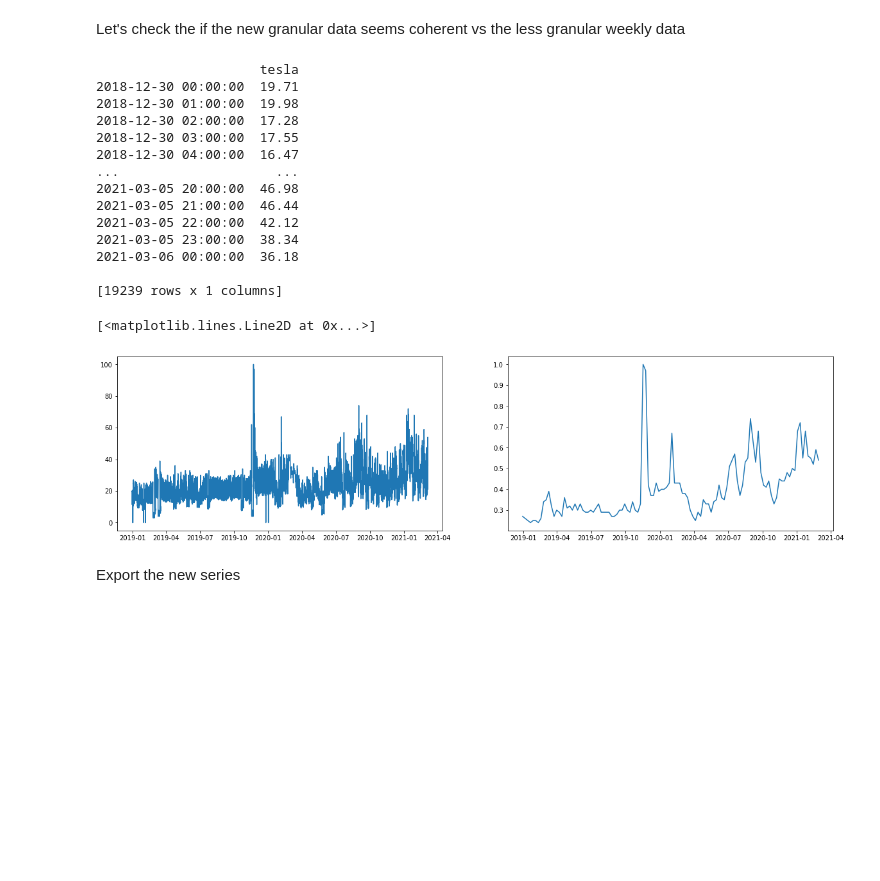
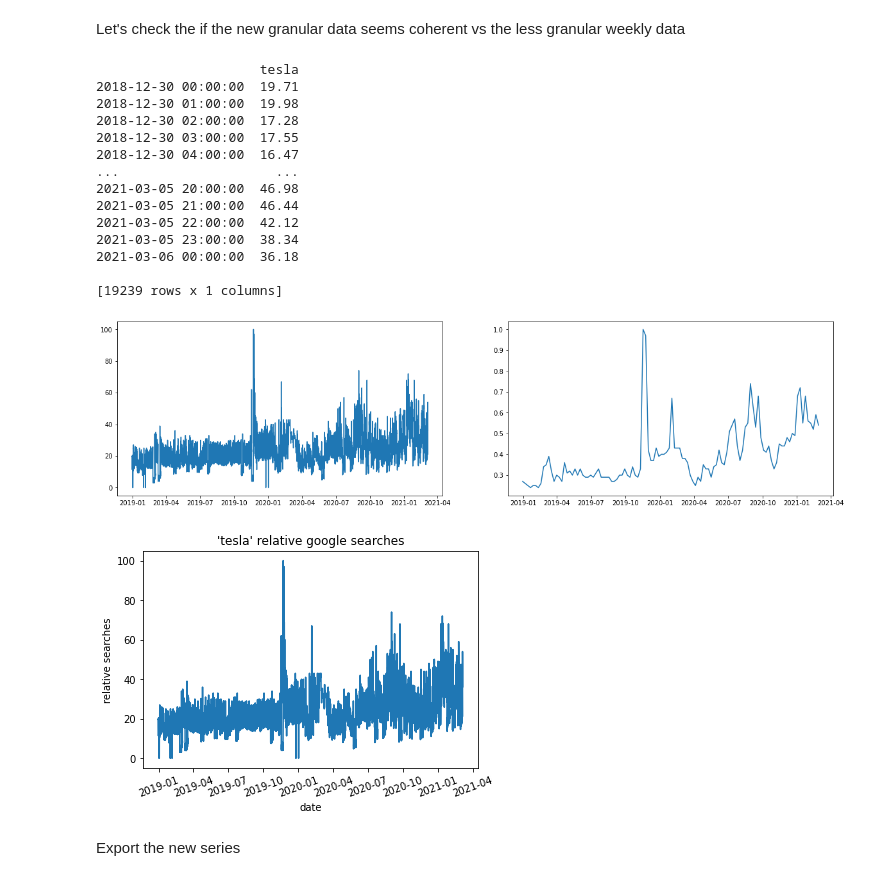
Before and after one commit to Sekarski/MasterThesis, a Jupyter notebook: exploration/preprocessing.ipynb, the cells around one changed output. Drawn from its saved outputs; the diff is of its cells as text; code cells hidden in the pictures; blank space fills up the shorter version.

```diff
--- a/exploration/preprocessing.ipynb
+++ b/exploration/preprocessing.ipynb
@@ -224,26 +248,38 @@ Let's check the if the new granular data seems coherent vs the less granular wee
 # %%
 print(final_h)
 fig, axs = plt.subplots(1,2,figsize=(20,5))
 
 axs[0].plot(final_h['tesla'])
 axs[1].plot(tesla_trend_w['tesla']['2018-12-30':'2021-03-06'])
+plt.show()
+
+plt.plot(final_h['tesla'])
+plt.xlabel('date')
+plt.xticks(rotation=20)
+plt.ylabel('relative searches')
+plt.title("'tesla' relative google searches")
+
+img_GT_tesla = "../report/img/img_GT_tesla.pdf"
+plt.savefig(img_GT_tesla,bbox_inches="tight")
+
+plt.show()
 # %% [output]
                      tesla
 2018-12-30 00:00:00  19.71
 2018-12-30 01:00:00  19.98
 2018-12-30 02:00:00  17.28
 2018-12-30 03:00:00  17.55
 2018-12-30 04:00:00  16.47
 ...                    ...
 2021-03-05 20:00:00  46.98
 2021-03-05 21:00:00  46.44
 2021-03-05 22:00:00  42.12
 2021-03-05 23:00:00  38.34
 2021-03-06 00:00:00  36.18
 
 [19239 rows x 1 columns]
-[<matplotlib.lines.Line2D at 0x...>]
 [figure]
+[figure, added]
 # %% [markdown]
 Export the new series
 # %%
```
Also changed, not shown: parts of 4 cells of this notebook, 9 other files.
